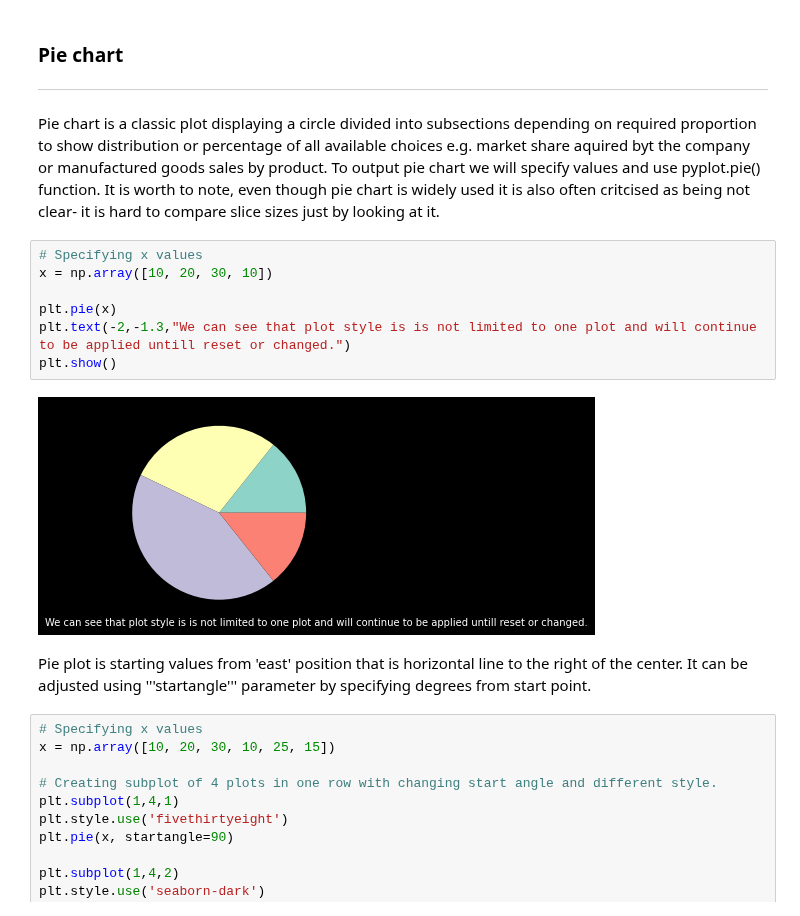
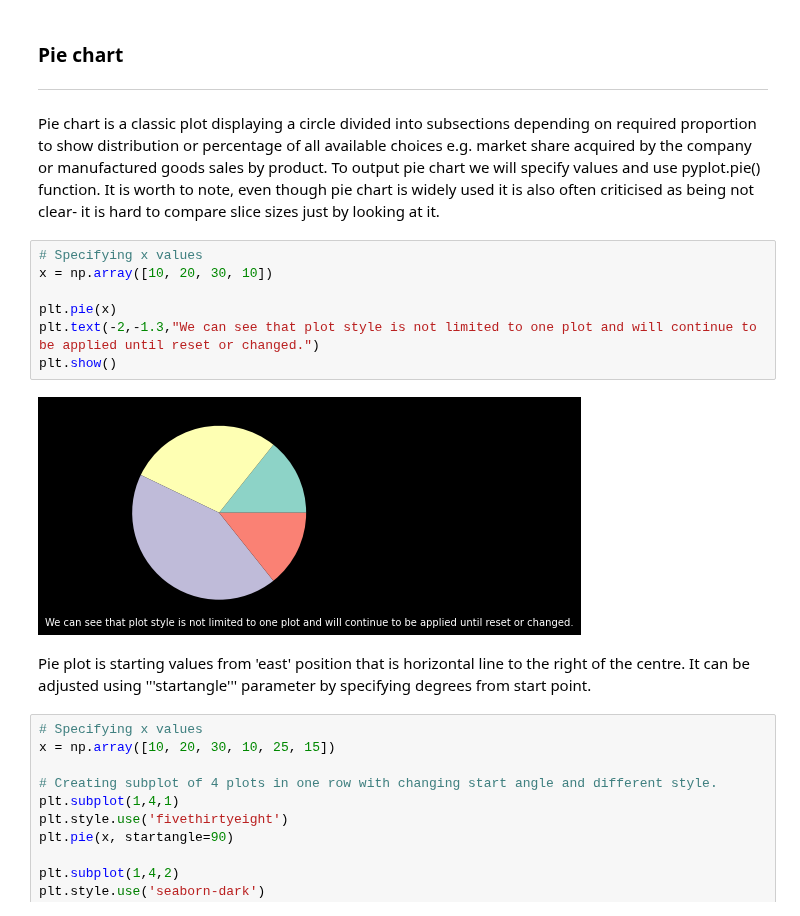
Before and after one commit to Mantvydas-data/FundamentalsofDataAnalysis, a Jupyter notebook: pyplot.ipynb, the cells around one changed output. Drawn from its saved outputs; the diff is of its cells as text.

Commit message:
Pyplot spelling and bibliography

```diff
--- a/pyplot.ipynb
+++ b/pyplot.ipynb
@@ -354,18 +353,18 @@ plt.show()
 ### Pie chart
 ***
 # %% [markdown]
-Pie chart is a classic plot displaying a circle divided into subsections depending on required proportion to show distribution or percentage of all available choices e.g. market share aquired byt the company or manufactured goods sales by product. To output pie chart we will specify values and use pyplot.pie() function. It is worth to note, even though pie chart is widely used it is also often critcised as being not clear- it is hard to compare slice sizes just by looking at it.
+Pie chart is a classic plot displaying a circle divided into subsections depending on required proportion to show distribution or percentage of all available choices e.g. market share acquired by the company or manufactured goods sales by product. To output pie chart we will specify values and use pyplot.pie() function. It is worth to note, even though pie chart is widely used it is also often criticised as being not clear- it is hard to compare slice sizes just by looking at it.
 # %%
 # Specifying x values
 x = np.array([10, 20, 30, 10])
 
 plt.pie(x)
-plt.text(-2,-1.3,"We can see that plot style is is not limited to one plot and will continue to be applied untill reset or changed.")
+plt.text(-2,-1.3,"We can see that plot style is not limited to one plot and will continue to be applied until reset or changed.")
 plt.show()
 # %% [output]
-[figure, old version]
+[figure, new version]
 # %% [markdown]
-Pie plot is starting values from 'east' position that is horizontal line to the right of the center. It can be adjusted using '''startangle''' parameter by specifying degrees from start point.
+Pie plot is starting values from 'east' position that is horizontal line to the right of the centre. It can be adjusted using '''startangle''' parameter by specifying degrees from start point.
 # %%
 # Specifying x values
 x = np.array([10, 20, 30, 10, 25, 15])
```
Also changed, not shown: parts of 49 cells of this notebook.
